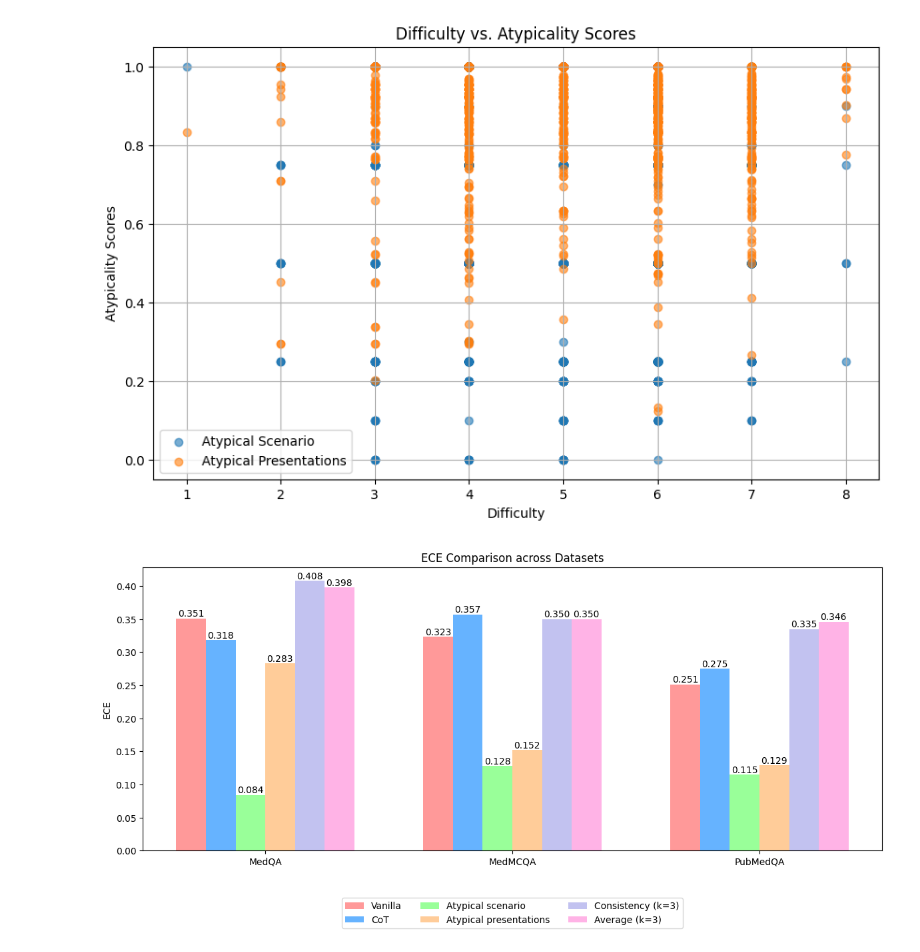
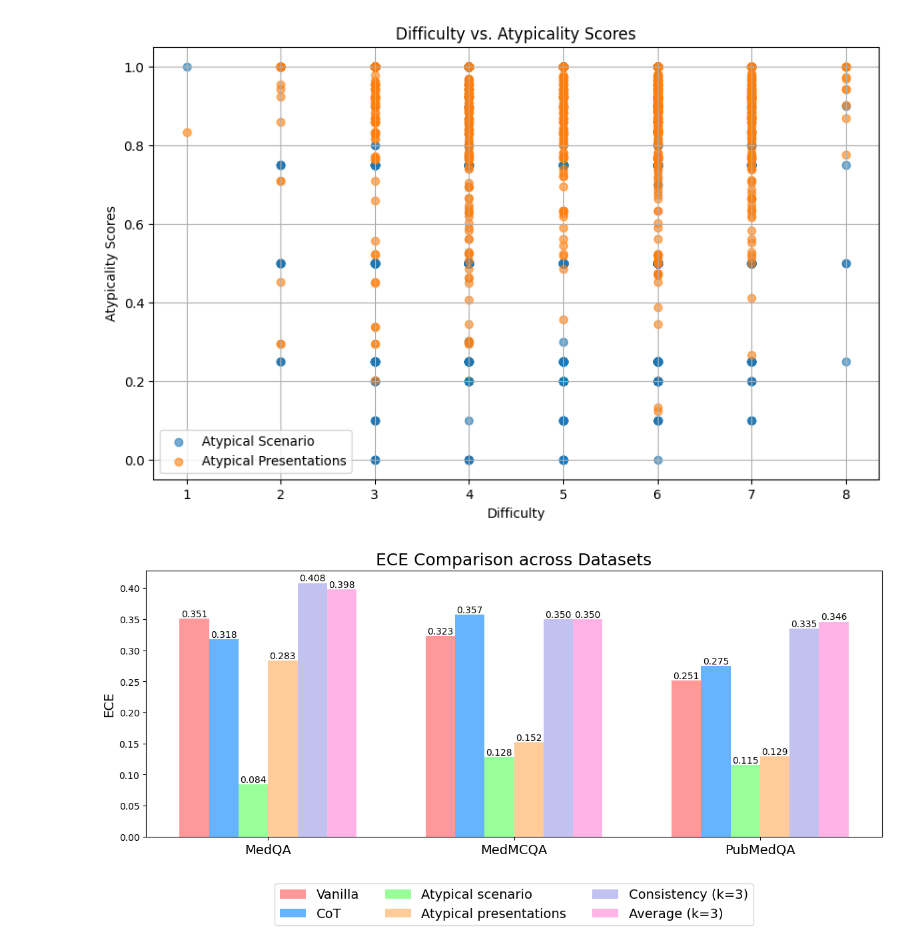
Before and after one commit to jeremy-qin/medical_confidence_elicitation, a Jupyter notebook: graphs.ipynb, the cells around one changed output. Drawn from its saved outputs; the diff is of its cells as text; code cells hidden in the pictures.

```diff
--- a/graphs.ipynb
+++ b/graphs.ipynb
@@ -210,29 +210,29 @@ df = pd.DataFrame(data)
 # %%
 # Adjusting the legend position to avoid overlapping with the bars
 bar_width = 0.12
 datasets = ['MedQA', 'MedMCQA', 'PubMedQA']
 index = range(len(datasets))
 # Adjusting the legend position to avoid overlapping with the x-axis title
 fig, ax = plt.subplots(figsize=(12, 6))
 
 # Create bars for each method per dataset
 for i, method in enumerate(df['Methods'].unique()):
     bar = plt.bar([j + i*bar_width for j in index], df[df['Methods'] == method]['ECE'], bar_width, label=method, color=colors[i])
     for rect in bar:
         height = rect.get_height()
         plt.text(rect.get_x() + rect.get_width()/2.0, height, f'{height:.3f}', ha='center', va='bottom')
 
 # plt.xlabel('Datasets')
-plt.ylabel('ECE')
-plt.title('ECE Comparison across Datasets')
-plt.xticks([r + 2.5*bar_width for r in index], datasets)
-plt.legend(loc='upper center', bbox_to_anchor=(0.5, -0.15), ncol=3)  # Move legend further down
+plt.ylabel('ECE', fontsize=14)
+plt.title('ECE Comparison across Datasets', fontsize=18)
+plt.xticks([r + 2.5*bar_width for r in index], datasets, fontsize=14)
+plt.legend(loc='upper center', bbox_to_anchor=(0.5, -0.15), ncol=3, fontsize=14)  # Move legend further down
 
 plt.tight_layout()
-plt.savefig('graphs/ece_per_datasets.png', format='png', dpi=100, bbox_inches='tight')
+plt.savefig('graphs/ece_per_datasets.png', format='png', dpi=200, bbox_inches='tight')
 plt.show()
 # %% [output]
-[figure, old version]
+[figure, new version]
 # %%
 # Plotting the distribution of atypicality scores
 plt.figure(figsize=(10, 6))
```
Also changed, not shown: parts of 9 cells of this notebook, 8 other files.
